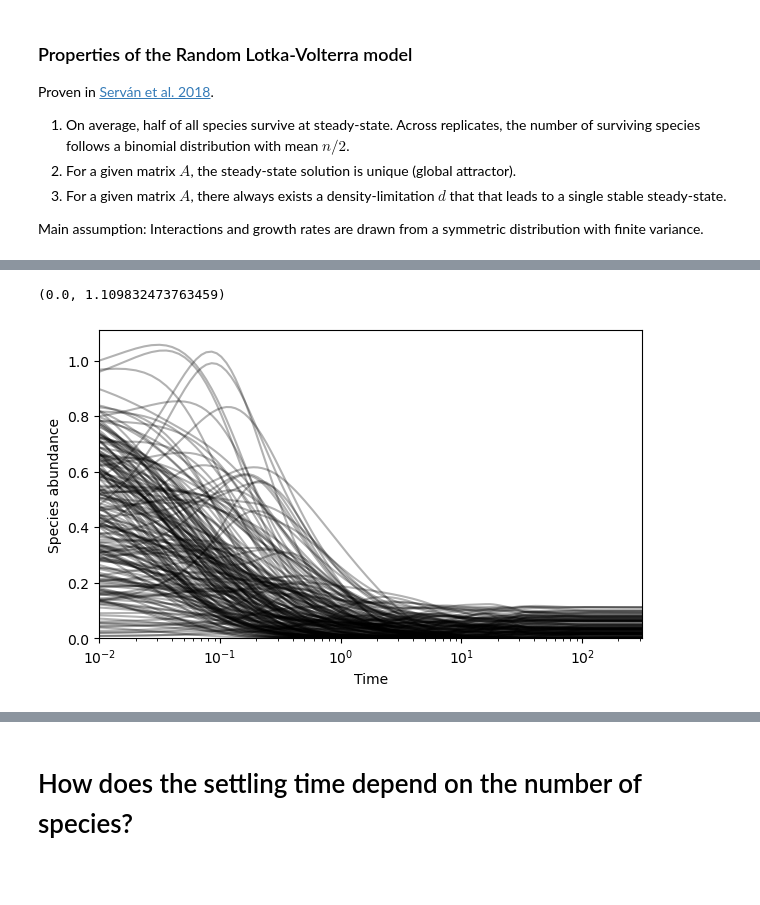
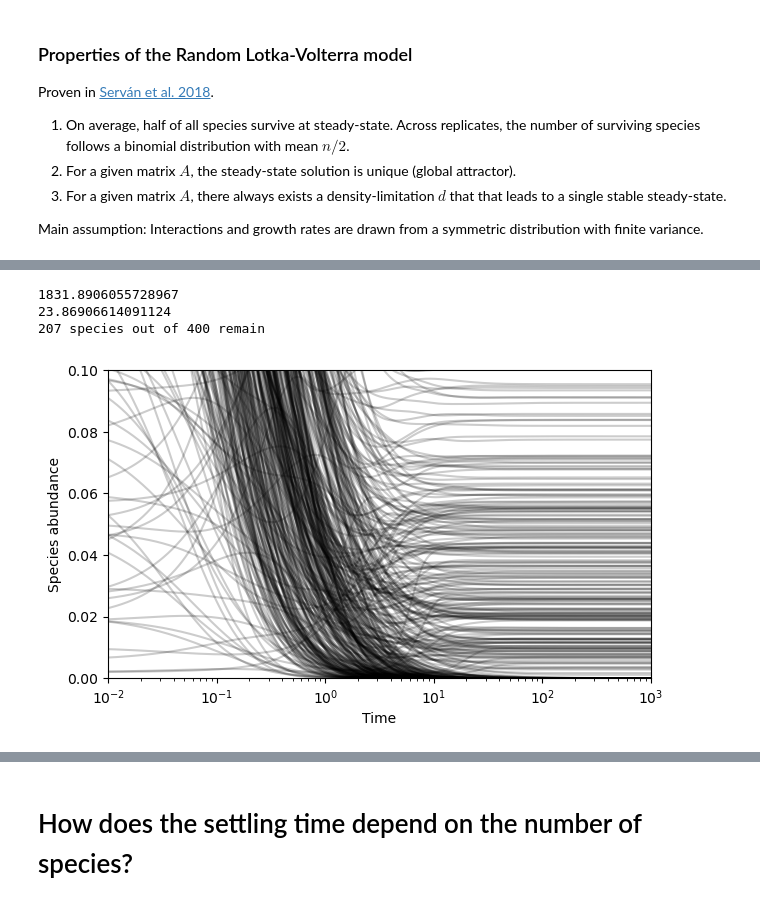
Before and after one commit to williamgilpin/illotka, a Jupyter notebook: demos.ipynb, the cells around one changed output, grey strips where cells are left out. Cells and saved outputs as stored; diff of their text form; code cells hidden in the pictures; blank space fills up the shorter version.

```diff
--- a/demos.ipynb
+++ b/demos.ipynb
@@ -148,27 +200,60 @@ Main assumption: Interactions and growth rates are drawn from a symmetric distri
+# %%
+
+def normal_generalized(size, mu=0, sigma=1, beta=1):
+    """
+    Sample from a generalized normal distribution.
+
+    Args:
+        size: The number of samples to draw.
+        mu: The mean of the distribution.
+        sigma: The standard deviation of the distribution.
+        beta: The shape parameter of the distribution.
+
+    Returns:
+        The samples from the generalized normal distribution.
+    """
+    samples = gennorm.rvs(beta, loc=mu, scale=sigma, size=size)
+    samples /= np.std(samples)
+    return samples
 # %%
 # Set the simulation parameters
-tmax = 20000 # Maximum integration duration
-n = 200 # Number of species
-d = 19.5 # Density-limitation
-np.random.seed(0)
+tmax = 10000 # Maximum integration duration
+n = 400 # Number of species
+d = 25 # Density-limitation
+seed = 0 # Seed for random number generator
 
 ## Initialize the model
-eq = GaussianLotkaVolterra(n)
-eq.A = np.random.standard_t(df=3, size=(n, n)) - d * np.identity(n)
-eq.r = np.random.normal(size=n)
+np.random.seed(seed)
+eq = GaussianLotkaVolterra(n, random_state=seed, tolerance=1e-10)
+
+## Sample the interaction matrix
+np.random.seed(seed)
+eq.A = np.random.normal(size=(n, n)) - d * np.identity(n)
+eq.A = normal_generalized(size=(n, n)) - d * np.identity(n)
+
+
+print(np.linalg.cond(eq.A + d * np.identity(n)))
+print(np.linalg.cond(eq.A))
+
 
 ## Initial conditions
 ic = np.random.uniform(size=n)
 
 ## Numerically integrate the model
 t, y = eq.integrate(tmax, ic)
 
 plt.figure(figsize=(7, 4))
-plt.semilogx(t, y, color="k", lw=1.5, alpha=0.3);
+plt.semilogx(t, y, color="k", lw=1.5, alpha=0.2);
 plt.xlabel("Time")
 plt.ylabel("Species abundance")
-plt.xlim(1e-2, np.max(t))
-plt.ylim(0, None)
+plt.xlim(1e-2, 1000)
+plt.ylim(0, 0.1)
+
+
+nonzero_remaining = np.sum(y[-1] > 1e-12) # Precision floor
+print(f"{nonzero_remaining} species out of {n} remain")
 # %% [output]
-(0.0, 1.109832473763459)
+1831.8906055728967
+23.86906614091124
+207 species out of 400 remain
-[figure, old version]
+[figure, new version]
```
Also changed, not shown: parts of 15 cells of this notebook, 3 other files.
